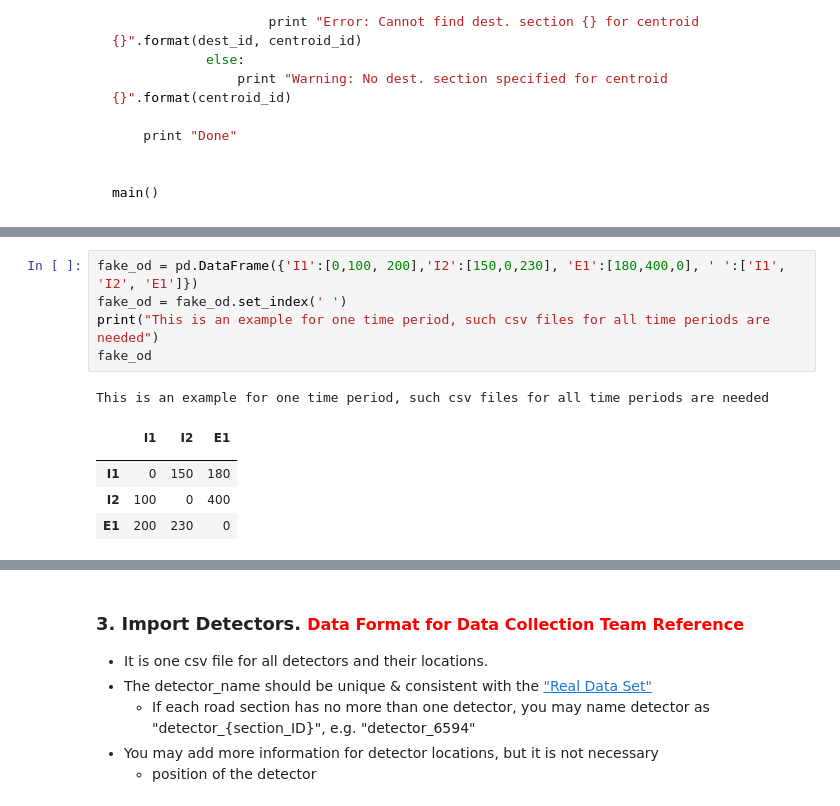
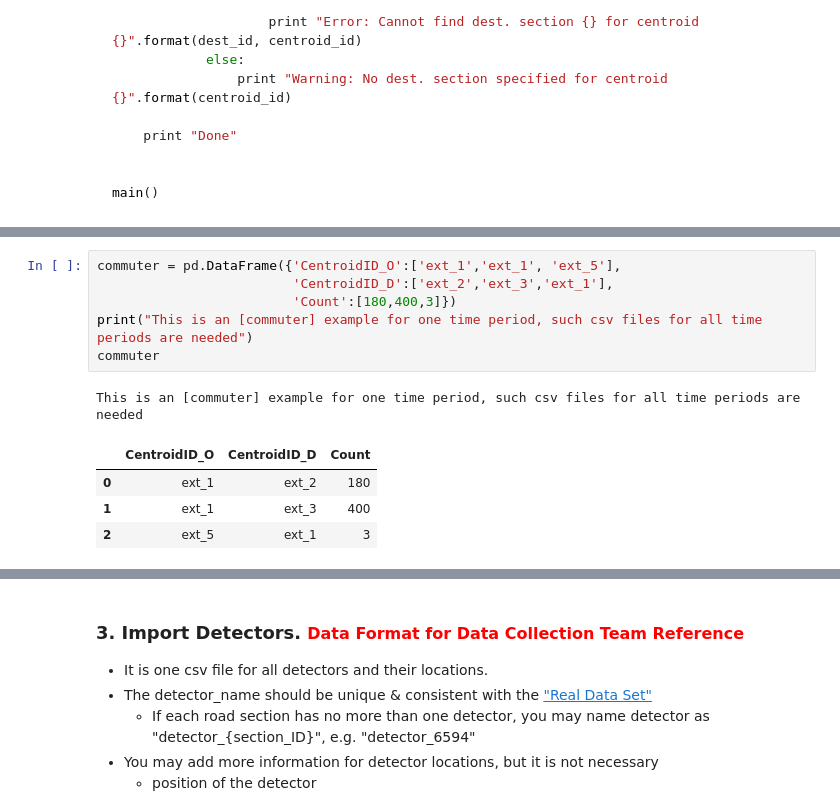
Before and after one commit to Fremont-project/Aimsun-work-flow-and-input-data-format, a Jupyter notebook: Work flow and data input format.ipynb, the cells around one changed output, grey strips where cells are left out. Drawn from its saved outputs; the diff is of its cells as text.

```diff
--- a/Work flow and data input format.ipynb
+++ b/Work flow and data input format.ipynb
@@ -211,12 +223,12 @@ main()
 # %%
-fake_od = pd.DataFrame({'I1':[0,100, 200],'I2':[150,0,230], 'E1':[180,400,0], ' ':['I1', 'I2', 'E1']})
-fake_od = fake_od.set_index(' ')
-print("This is an example for one time period, such csv files for all time periods are needed")
-fake_od
+commuter = pd.DataFrame({'CentroidID_O':['ext_1','ext_1', 'ext_5'],
+                         'CentroidID_D':['ext_2','ext_3','ext_1'],
+                         'Count':[180,400,3]})
+print("This is an [commuter] example for one time period, such csv files for all time periods are needed")
+commuter
 # %% [output]
-This is an example for one time period, such csv files for all time periods are needed
+This is an [commuter] example for one time period, such csv files for all time periods are needed
-|  | I1 | I2 | E1 |
-|  |  |  |  |
-| I1 | 0 | 150 | 180 |
-| I2 | 100 | 0 | 400 |
-| E1 | 200 | 230 | 0 |
+|  | CentroidID_O | CentroidID_D | Count |
+| 0 | ext_1 | ext_2 | 180 |
+| 1 | ext_1 | ext_3 | 400 |
+| 2 | ext_5 | ext_1 | 3 |
```
Also changed, not shown: parts of 5 cells of this notebook.
